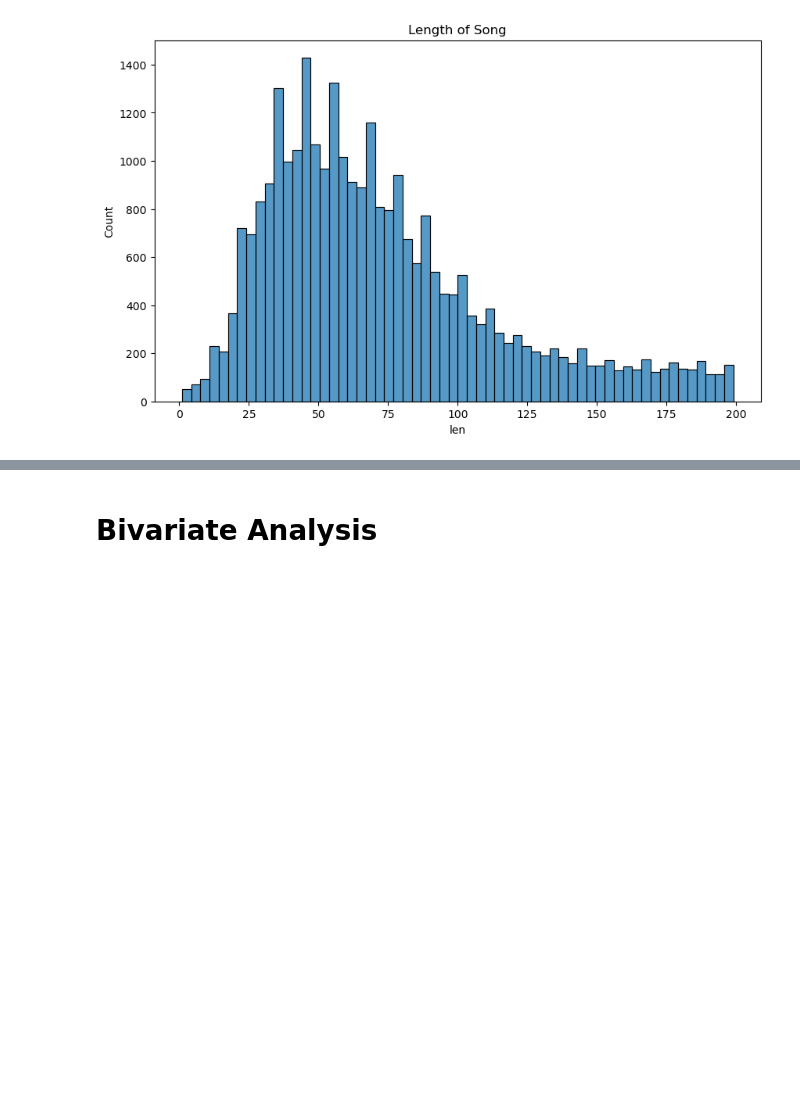
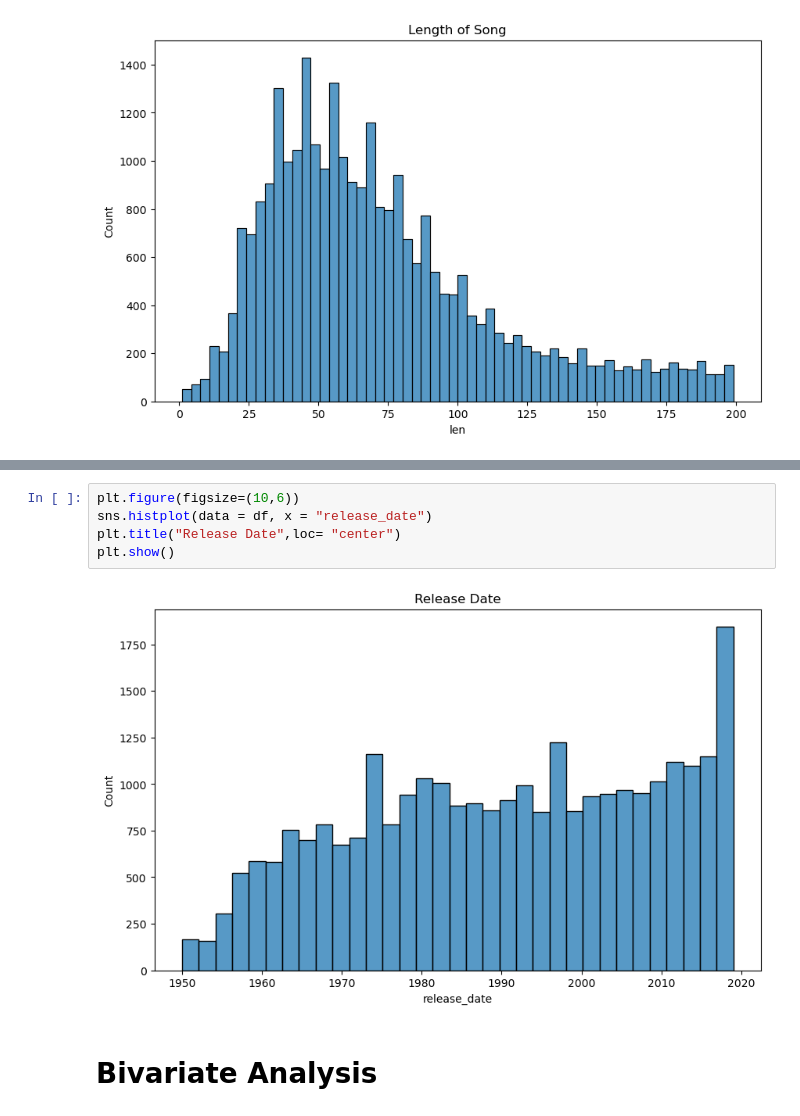
Before and after one commit to MaimunaBawa/Music_Recommendation_Algorithm, a Jupyter notebook: EDA-1.ipynb, the cells around one changed output, grey strips where cells are left out. Drawn from its saved outputs; the diff is of its cells as text; blank space fills up the shorter version.

```diff
--- a/EDA-1.ipynb
+++ b/EDA-1.ipynb
@@ -193,2 +213,9 @@ plt.show()
+# %%
+plt.figure(figsize=(10,6))
+sns.histplot(data = df, x = "release_date")
+plt.title("Release Date",loc= "center")
+plt.show()
+# %% [output]
+[figure, added]
 # %% [markdown]
 # Bivariate Analysis
```
Also changed, not shown: parts of 4 cells of this notebook.
